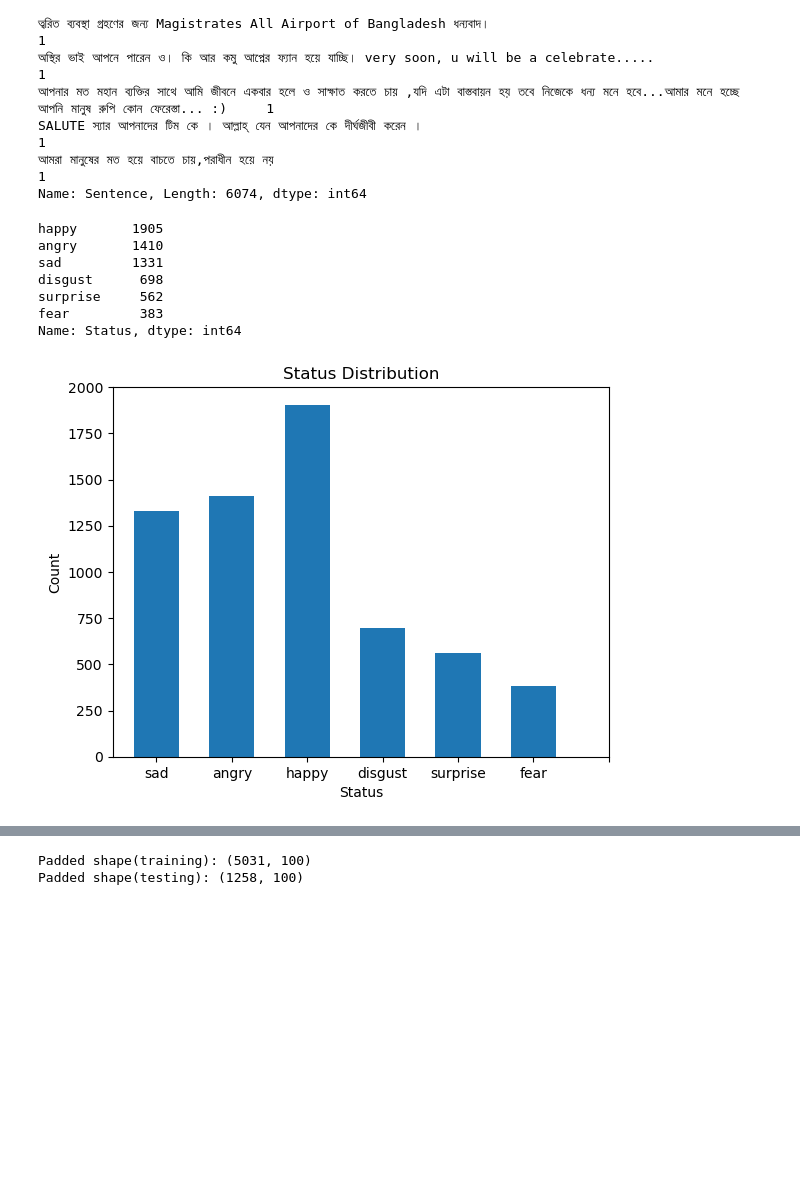
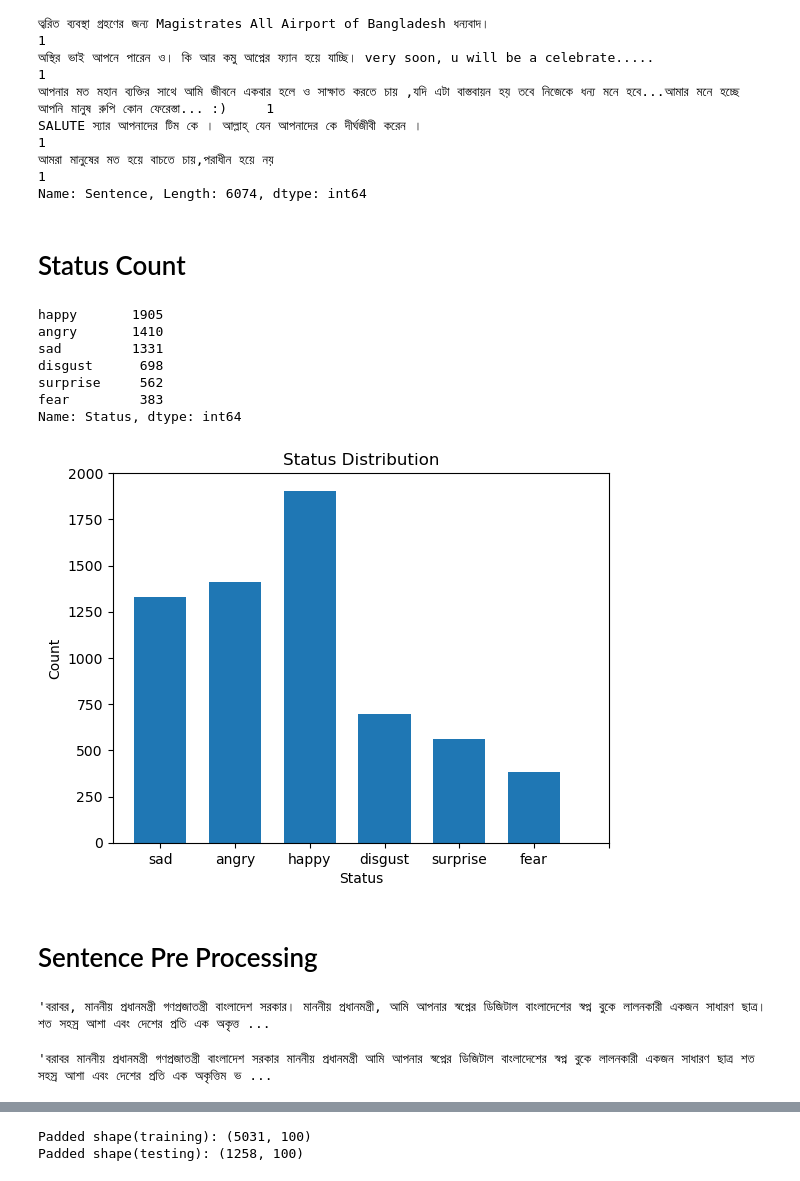
Before and after one commit to Pinash51/SentimentAnalysis, a Jupyter notebook: tfLSTM.ipynb, the cells around one changed output, grey strips where cells are left out. Cells and saved outputs as stored; diff of their text form; code cells hidden in the pictures; blank space fills up the shorter version.

```diff
--- a/tfLSTM.ipynb
+++ b/tfLSTM.ipynb
@@ -68,7 +70,7 @@ surprise
 # %%
 
 # Define the status levels
-status_levels = ["happy","angry","fear","disgust","sad","surprise", "fear"]
+status_levels = ["happy","angry","fear","disgust","sad","surprise"]
 
 # Initialize a list to store the extracted status levels and sentences
 extracted_data = []
@@ -92,3 +94,4 @@ for text in lines:
 
     # Append the extracted status level and sentence to the list
     extracted_data.append({"Status": status, "Sentence": sentence})
+df = pd.DataFrame(extracted_data)
@@ -163,6 +125,8 @@ df['Sentence'].value_counts()
 SALUTE স্যার আপনাদের টিম কে । আল্লাহ্‌ যেন আপনাদের কে দীর্ঘজীবী করেন ।                                                                                                   1
 আমরা মানুষের মত হয়ে বাচতে চায়,পরাধীন হয়ে নয়                                                                                                                              1
 Name: Sentence, Length: 6074, dtype: int64
+# %% [markdown]
+# Status Count
 # %%
 df['Status'].value_counts()
 # %% [output]
@@ -176,16 +140,18 @@ Name: Status, dtype: int64
 # %%
 
 import seaborn as sns
 import matplotlib.pyplot as plt
 
-plt.hist(df['Status'], bins=[0, 1, 2, 3, 4, 5, 6], align='left', rwidth=0.6)
+plt.hist(df['Status'], bins=[0, 1, 2, 3, 4, 5, 6], align='left', rwidth=0.7)
 plt.xticks([0, 1, 2, 3, 4, 5, 6])
 plt.xlabel('Status')
 plt.ylabel('Count')
 plt.title('Status Distribution')
 plt.show()
 # %% [output]
-[figure, old version]
+[figure, new version]
+# %% [markdown]
+# Sentence Pre Processing
 # %%
 import re
 from re import sub
@@ -234,6 +200,14 @@ def joining(text):
 def preprocessing(text):
     out=remove_punctuations(replace_strings(text))
     return out
+# %%
+df['Sentence'][0]
+# %% [output]
+'বরাবর, মাননীয় প্রধানমন্ত্রী গণপ্রজাতন্ত্রী বাংলাদেশ সরকার। মাননীয় প্রধানমন্ত্রী, আমি আপনার স্বপ্নের ডিজিটাল বাংলাদেশের স্বপ্ন বুকে লালনকারী একজন সাধারণ ছাত্র। শত সহস্র আশা এবং দেশের প্রতি এক অকৃত্ত ...
+# %%
+preprocessing(df['Sentence'][0])
+# %% [output]
+'বরাবর মাননীয় প্রধানমন্ত্রী গণপ্রজাতন্ত্রী বাংলাদেশ সরকার মাননীয় প্রধানমন্ত্রী আমি আপনার স্বপ্নের ডিজিটাল বাংলাদেশের স্বপ্ন বুকে লালনকারী একজন সাধারণ ছাত্র শত সহস্র আশা এবং দেশের প্রতি এক অকৃত্তিম ভ ...
 # %%
 df['Sentence'] = df.Sentence.apply(lambda x: preprocessing(str(x)))
 # %%
```
Also changed, not shown: parts of 33 cells of this notebook, 1 other file.
